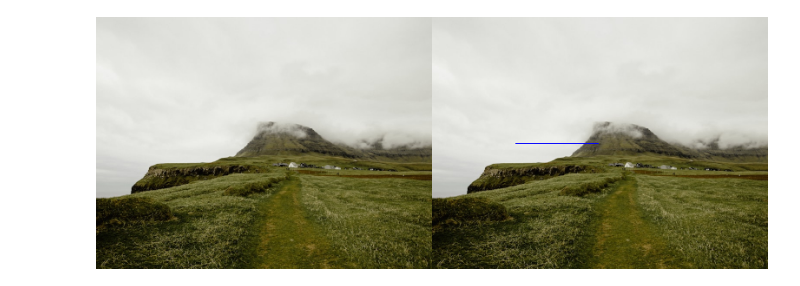
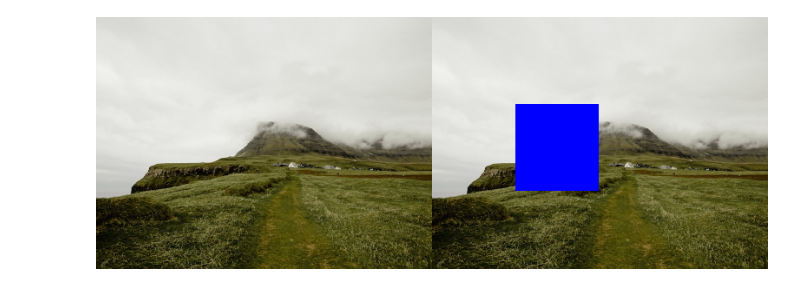
Before and after one commit to AuliaVirza101/PCVK, a Jupyter notebook: Week1_PCVK.ipynb, the cells around one changed output. Drawn from its saved outputs; the diff is of its cells as text; code cells hidden in the pictures.

```diff
--- a/Week1_PCVK.ipynb
+++ b/Week1_PCVK.ipynb
@@ -50,33 +50,33 @@ image_3 = cv.cvtColor(image, cv.COLOR_BGR2RGB)
 # Menggambar garis vertikal
 # for x in range (tinggi):
 #   image_3[x,int((lebar)/2)] = [255,0,0]
 
 # menggambar garis vertikal tanpa looop
 # image_3[:,int((lebar)/2)] = [255,0,0]
 
 # menggambar garis diagonal
 #kiri ke kanan
 # for i in range(lebar):
 #     y = int(i * tinggi / lebar)
 #     image_3[y, i] = [255, 0, 0]
 # #kiri ke kanan
 # for i in range(lebar):
 #     y = int(i * tinggi / lebar)
 #     image_3[y,lebar -1 -i] = [255, 0, 0]
 
 # menggambar garis ditengah
 # start = int(tinggi/2)
 # for i in range (100,200):
 #     image_3[start,i] = [255,0,0]
 
 #menggambar persegi
 start_x = int(tinggi/2)
 start_y = int(lebar/4)
 for i in range (100,200):
-  for i in range (start_y,(start_y*2)):
-    image_3[start_x,i] = [255,0,0]
+  for j in range (start_y,(start_y*2)):
+    image_3[i,j] = [255,0,0]
 
 final_frame = cv.hconcat ((image_2, image_3))
 cv2_imshow(final_frame)
 # %% [output]
-[figure, old version]
+[figure, new version]
```
Also changed, not shown: parts of 1 cell of this notebook.
